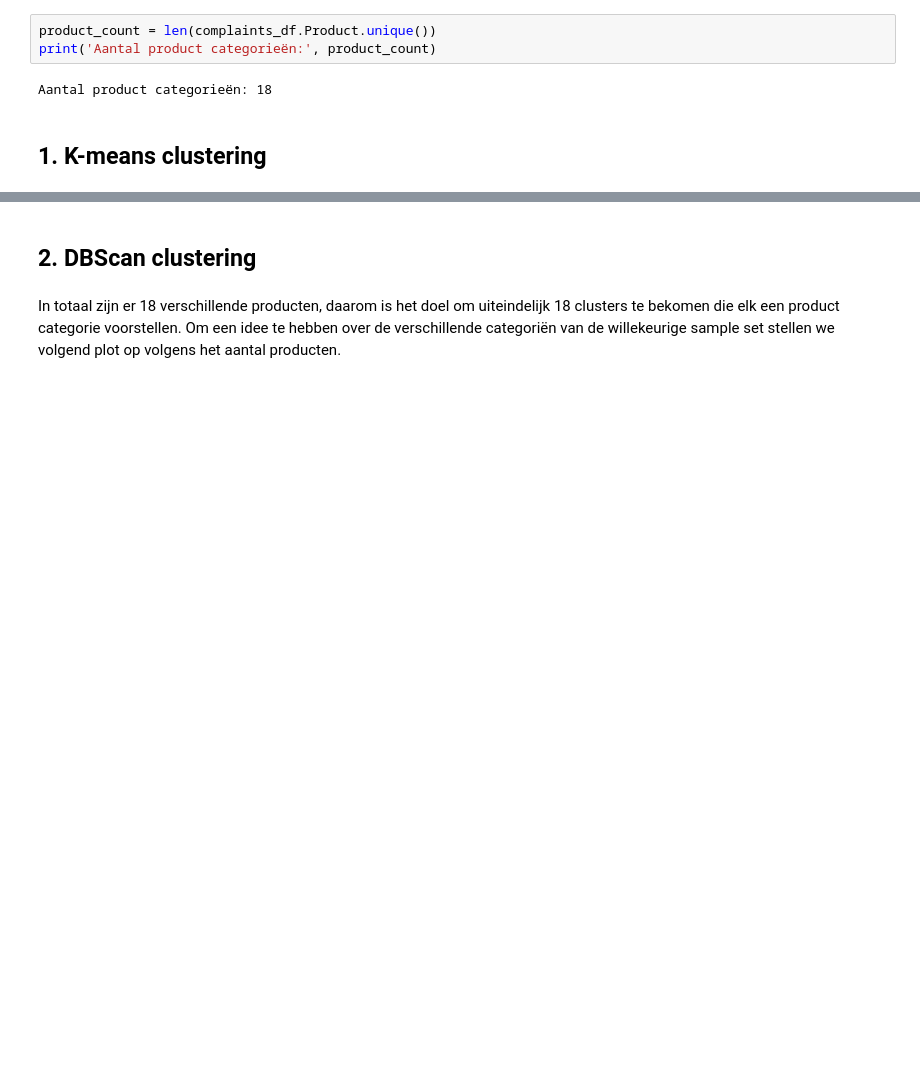
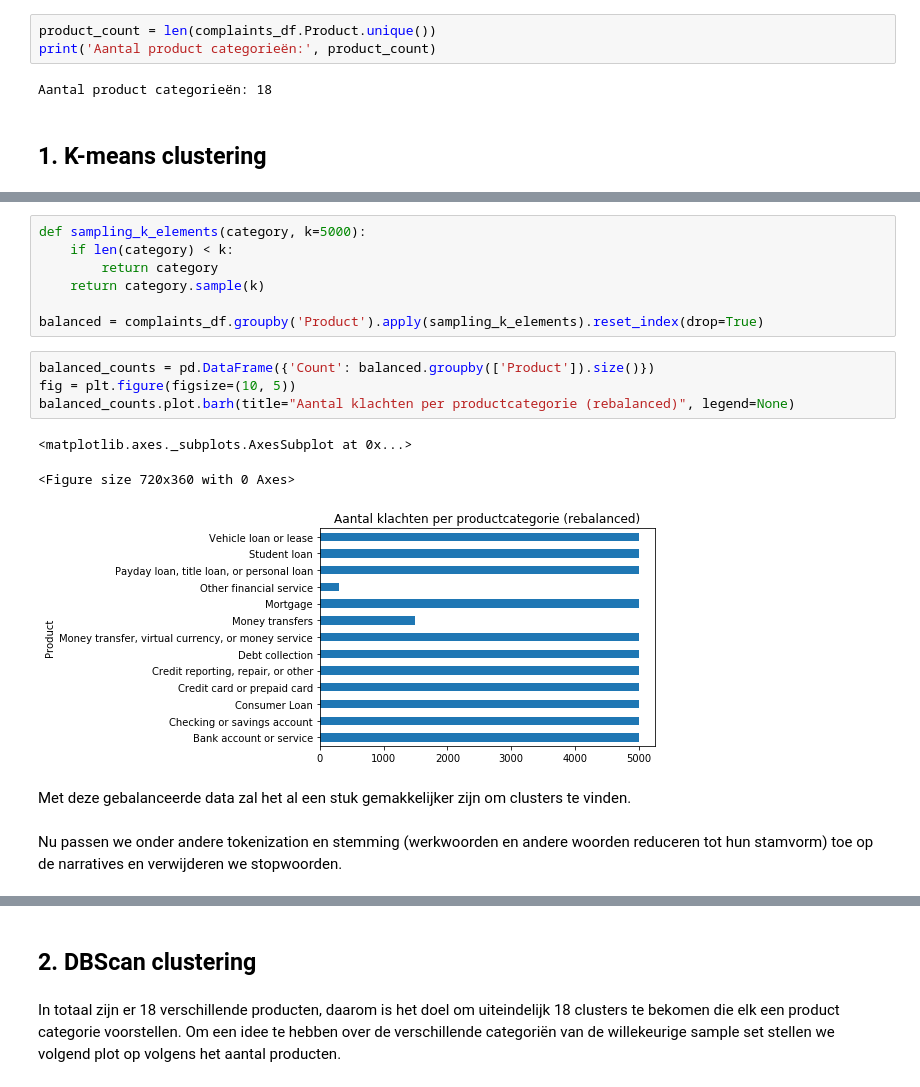
Before and after one commit to WouterStemgee/applied-machine-learning-consumer-complaints-database, a Jupyter notebook: sprint2_unsupervised-learning/sprint2.ipynb, the cells around one changed output, grey strips where cells are left out. Cells and saved outputs as stored; diff of their text form; blank space fills up the shorter version.

```diff
--- a/sprint2_unsupervised-learning/sprint2.ipynb
+++ b/sprint2_unsupervised-learning/sprint2.ipynb
@@ -40,0 +72,19 @@ Aantal product categorieën: 18
+# %%
+def sampling_k_elements(category, k=5000):
+    if len(category) < k:
+        return category
+    return category.sample(k)
+
+balanced = complaints_df.groupby('Product').apply(sampling_k_elements).reset_index(drop=True)
+# %%
+balanced_counts = pd.DataFrame({'Count': balanced.groupby(['Product']).size()})
+fig = plt.figure(figsize=(10, 5))
+balanced_counts.plot.barh(title="Aantal klachten per productcategorie (rebalanced)", legend=None)
+# %% [output]
+<matplotlib.axes._subplots.AxesSubplot at 0x...>
+<Figure size 720x360 with 0 Axes>
+[figure, added]
+# %% [markdown]
+Met deze gebalanceerde data zal het al een stuk gemakkelijker zijn om clusters te vinden.
+# %% [markdown]
+Nu passen we onder andere tokenization en stemming (werkwoorden en andere woorden reduceren tot hun stamvorm) toe op de narratives en verwijderen we stopwoorden.
```
Also changed, not shown: parts of 34 cells of this notebook, 1 other file.
